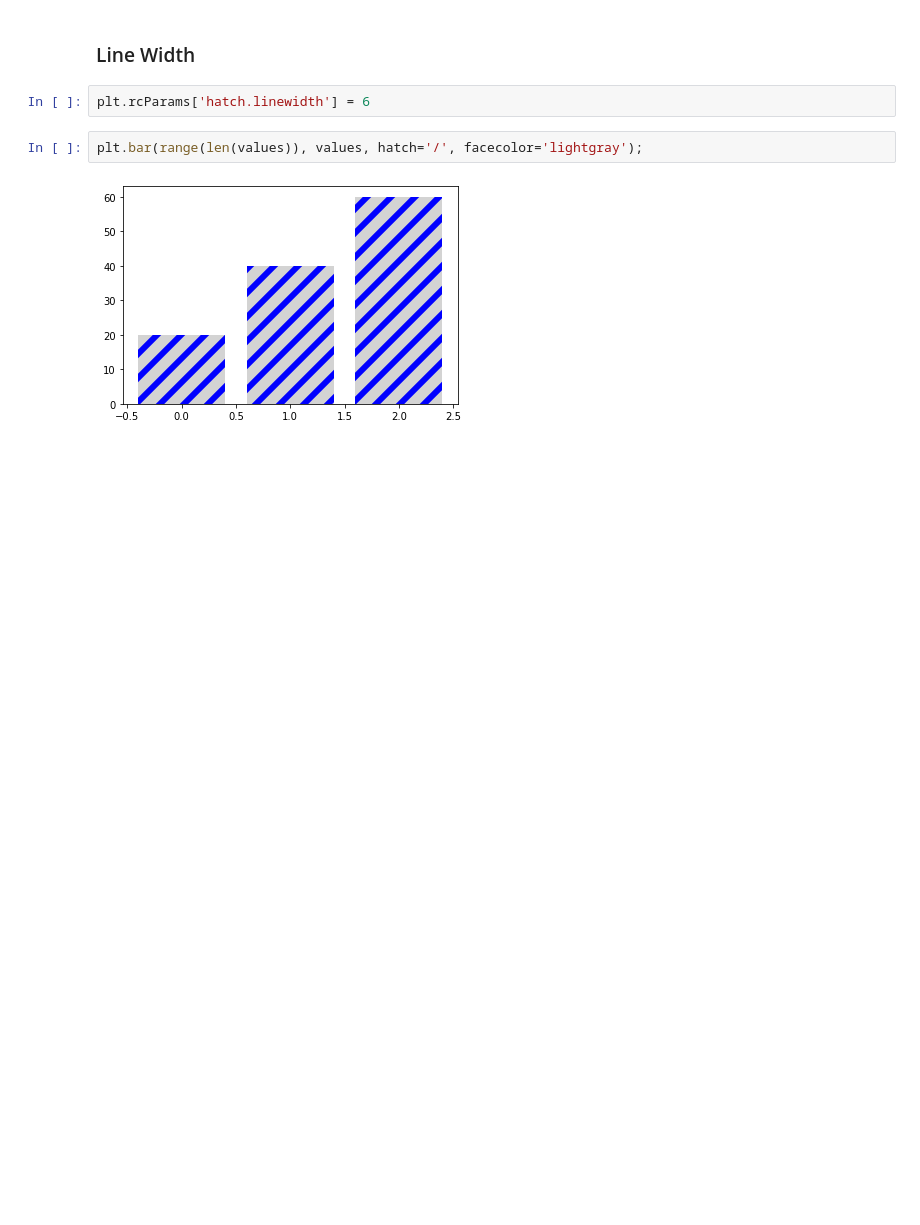
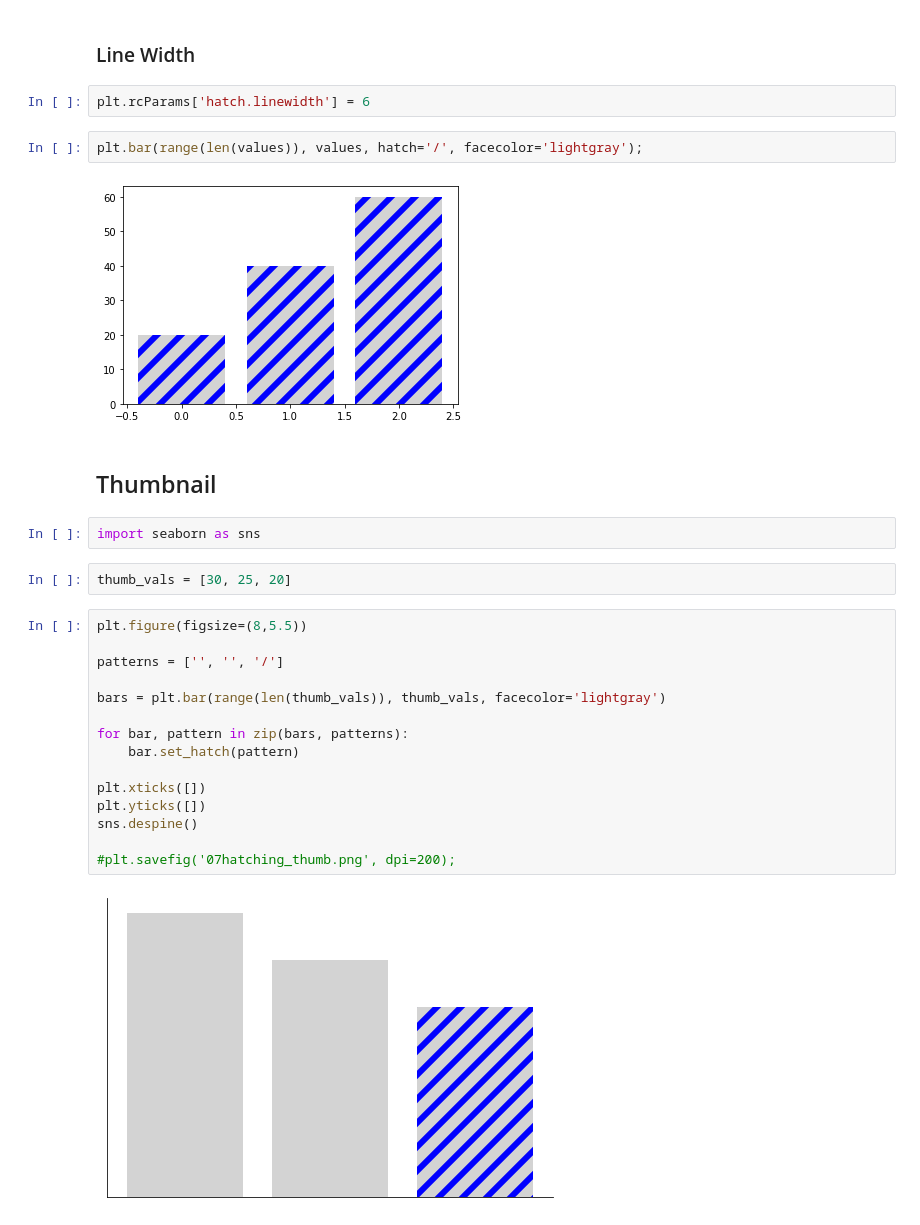
Before and after one commit to kimfetti/Videos, a Jupyter notebook: Matplotlib_Tips/07_hatching_patterns.ipynb, the cells around one changed output. Cells and saved outputs as stored; diff of their text form; blank space fills up the shorter version.

Commit message:
Update hatching code

```diff
--- a/Matplotlib_Tips/07_hatching.ipynb
+++ b/Matplotlib_Tips/07_hatching_patterns.ipynb
@@ -102,3 +112,26 @@ plt.rcParams['hatch.linewidth'] = 6
 plt.bar(range(len(values)), values, hatch='/', facecolor='lightgray');
 # %% [output]
 [figure]
+# %% [markdown]
+## Thumbnail
+# %%
+import seaborn as sns
+# %%
+thumb_vals = [30, 25, 20]
+# %%
+plt.figure(figsize=(8,5.5))
+
+patterns = ['', '', '/']
+
+bars = plt.bar(range(len(thumb_vals)), thumb_vals, facecolor='lightgray')
+
+for bar, pattern in zip(bars, patterns):
+    bar.set_hatch(pattern)
+
+plt.xticks([])
+plt.yticks([])
+sns.despine()
+
+#plt.savefig('07hatching_thumb.png', dpi=200);
+# %% [output]
+[figure, added]
```
Also changed, not shown: parts of 5 cells of this notebook.
